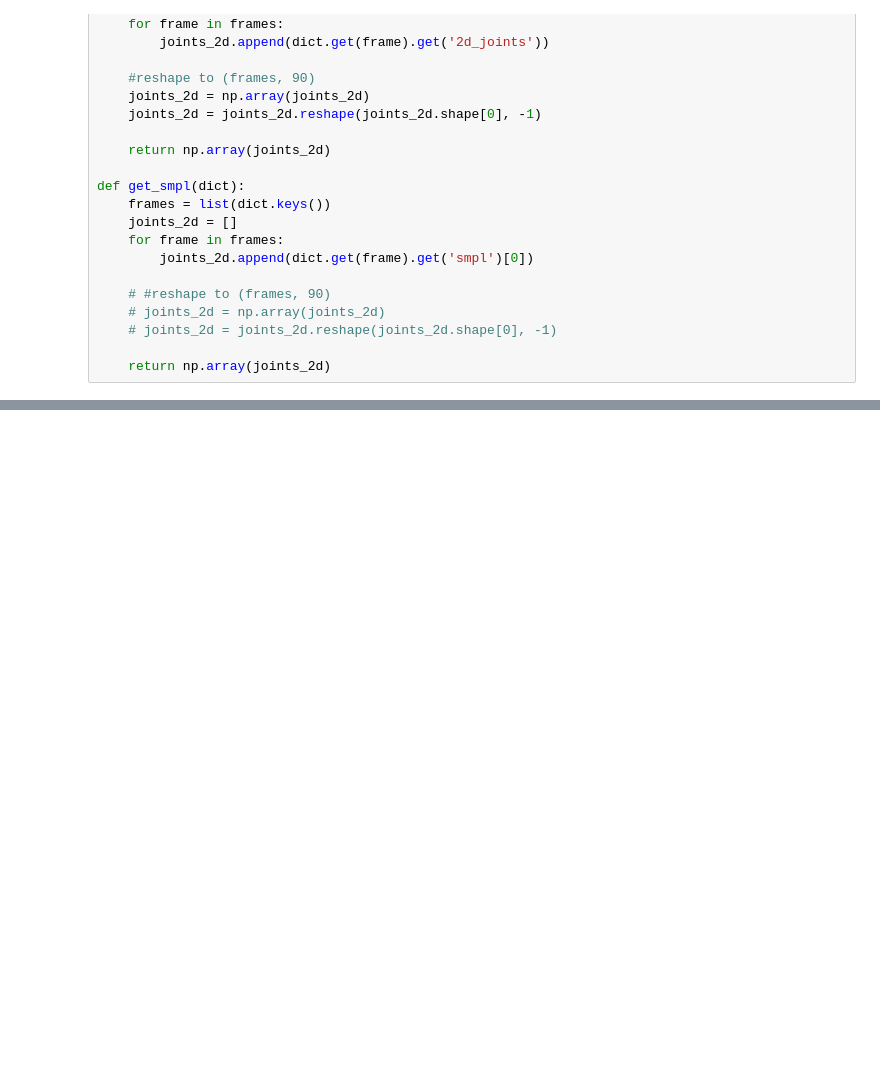
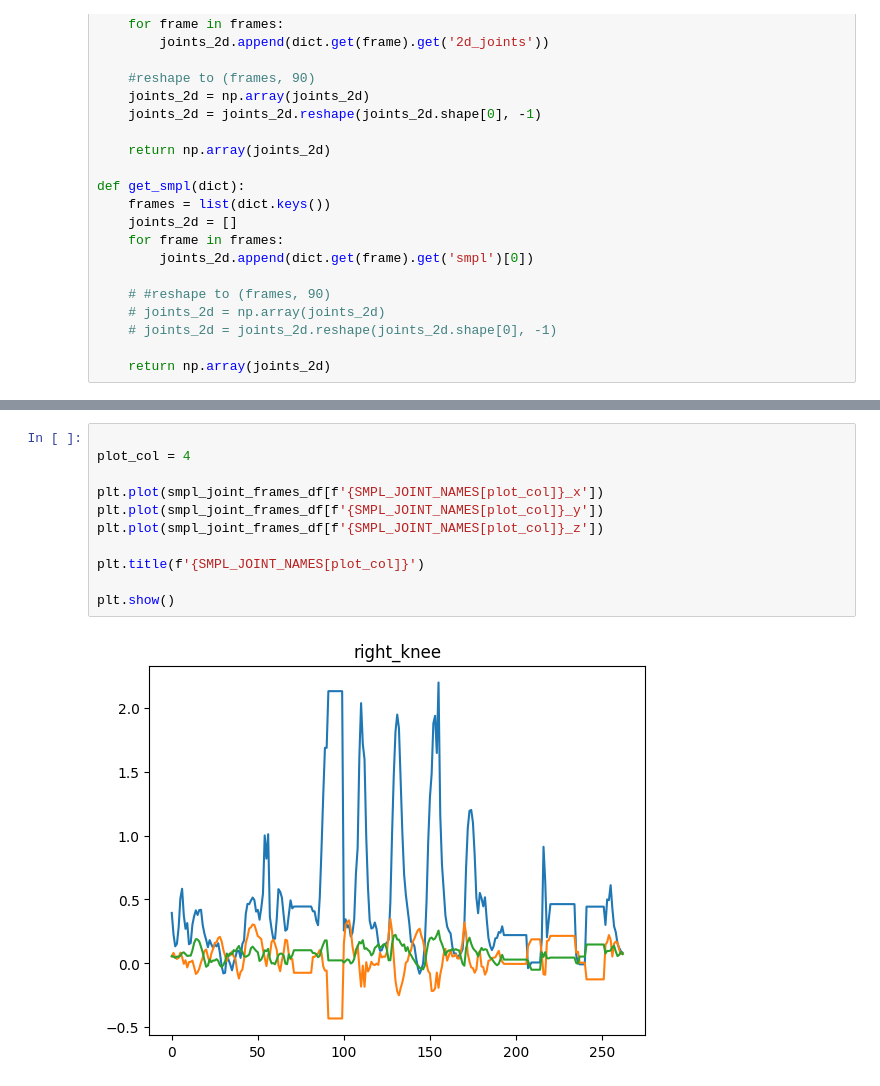
Before and after one commit to LucasEmcken/DLGaitAssessment, a Jupyter notebook: data_viz.ipynb, the cells around one changed output, grey strips where cells are left out. Drawn from its saved outputs; the diff is of its cells as text; blank space fills up the shorter version.

```diff
--- a/data_viz.ipynb
+++ b/data_viz.ipynb
@@ -86,0 +164,13 @@ plt.show()
+# %%
+
+plot_col = 4
+
+plt.plot(smpl_joint_frames_df[f'{SMPL_JOINT_NAMES[plot_col]}_x'])
+plt.plot(smpl_joint_frames_df[f'{SMPL_JOINT_NAMES[plot_col]}_y'])
+plt.plot(smpl_joint_frames_df[f'{SMPL_JOINT_NAMES[plot_col]}_z'])
+
+plt.title(f'{SMPL_JOINT_NAMES[plot_col]}')
+
+plt.show()
+# %% [output]
+[figure, added]
```
Also changed, not shown: parts of 14 cells of this notebook, 2 other files.
